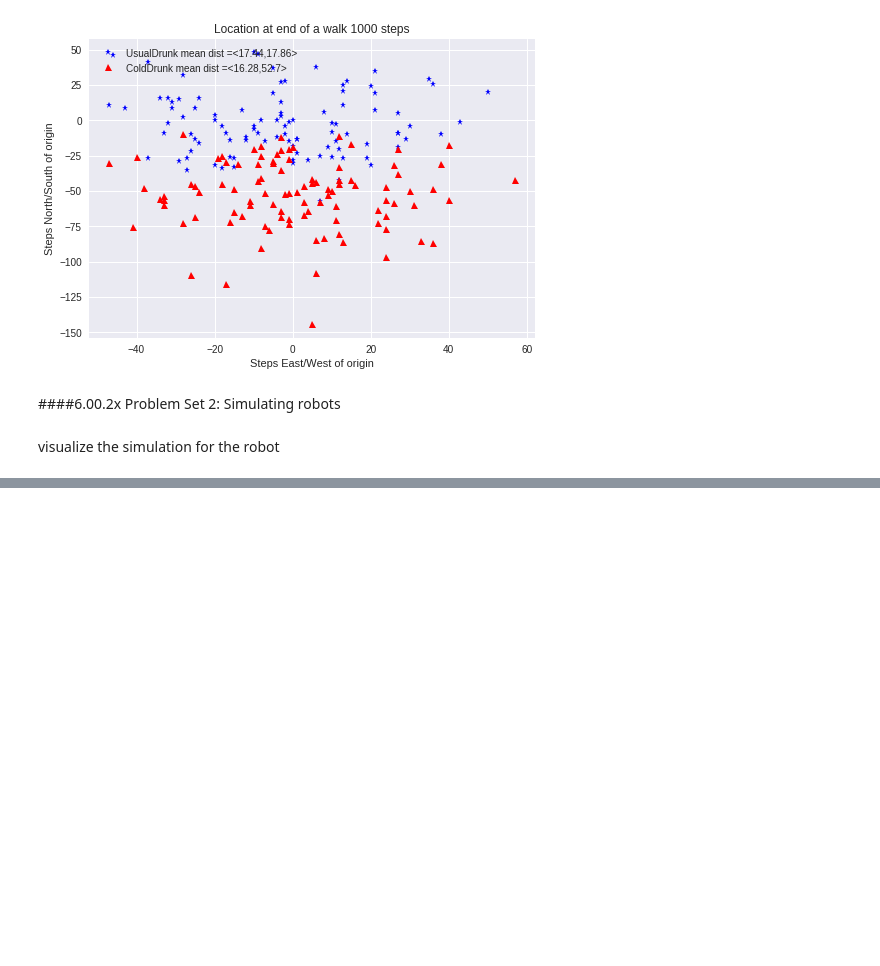
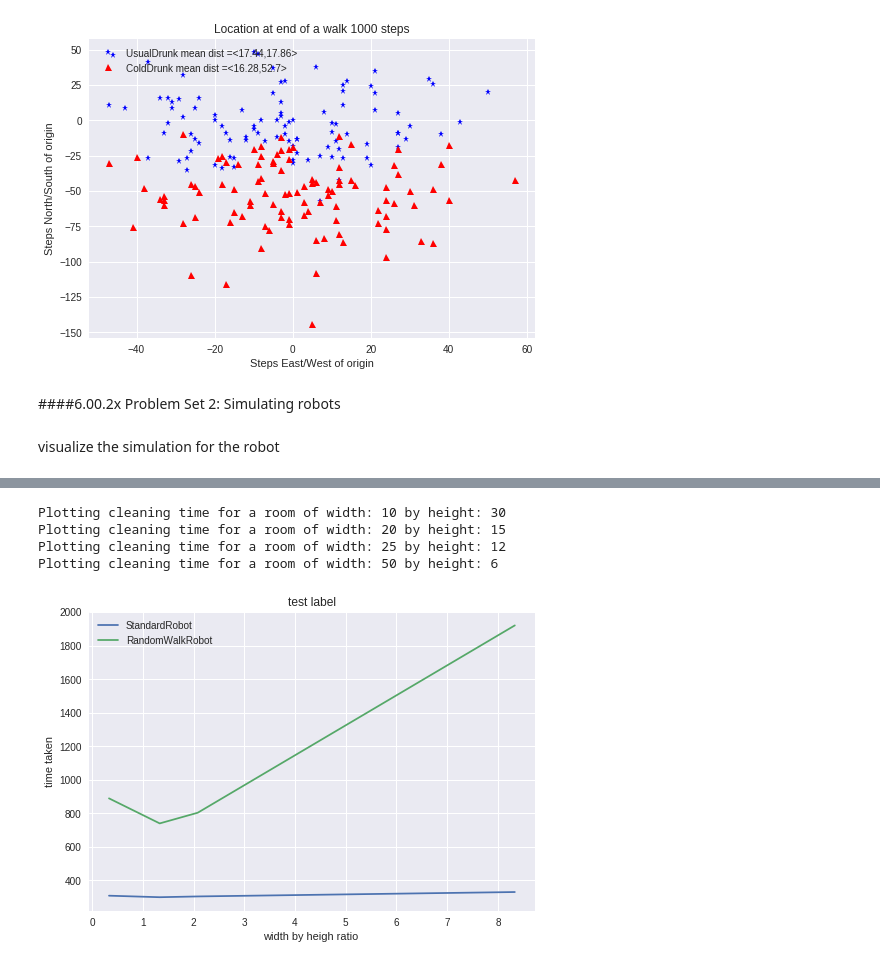
Before and after one commit to rainu1729/data-analysis, a Jupyter notebook: EDXcourse600_2x.ipynb, the cells around one changed output, grey strips where cells are left out. Cells and saved outputs as stored; diff of their text form; code cells hidden in the pictures; blank space fills up the shorter version.

```diff
--- a/EDXcourse600_2x.ipynb
+++ b/EDXcourse600_2x.ipynb
@@ -1420,0 +1444,8 @@ def showPlot2(title, x_label, y_label):
+# %%
+showPlot2('test label','width by heigh ratio ','time taken')
+# %% [output]
+Plotting cleaning time for a room of width: 10 by height: 30
+Plotting cleaning time for a room of width: 20 by height: 15
+Plotting cleaning time for a room of width: 25 by height: 12
+Plotting cleaning time for a room of width: 50 by height: 6
+[figure, added]
```
Also changed, not shown: parts of 4 cells of this notebook.
